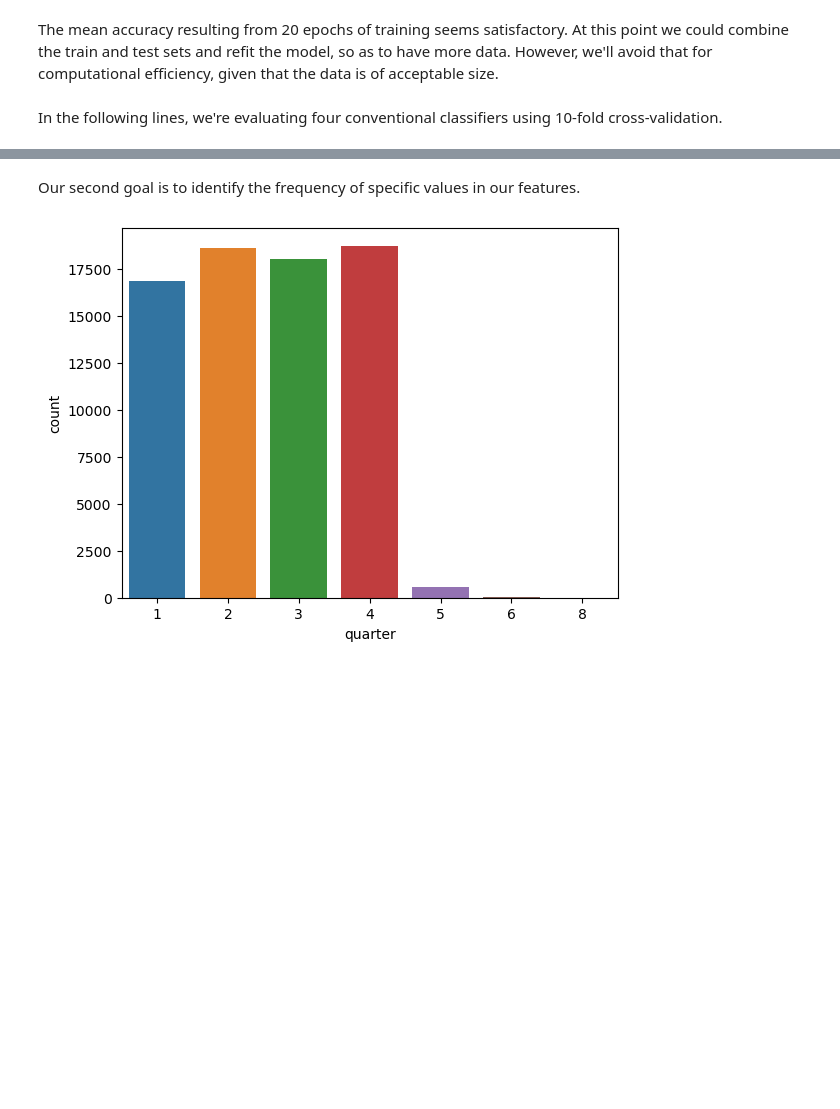
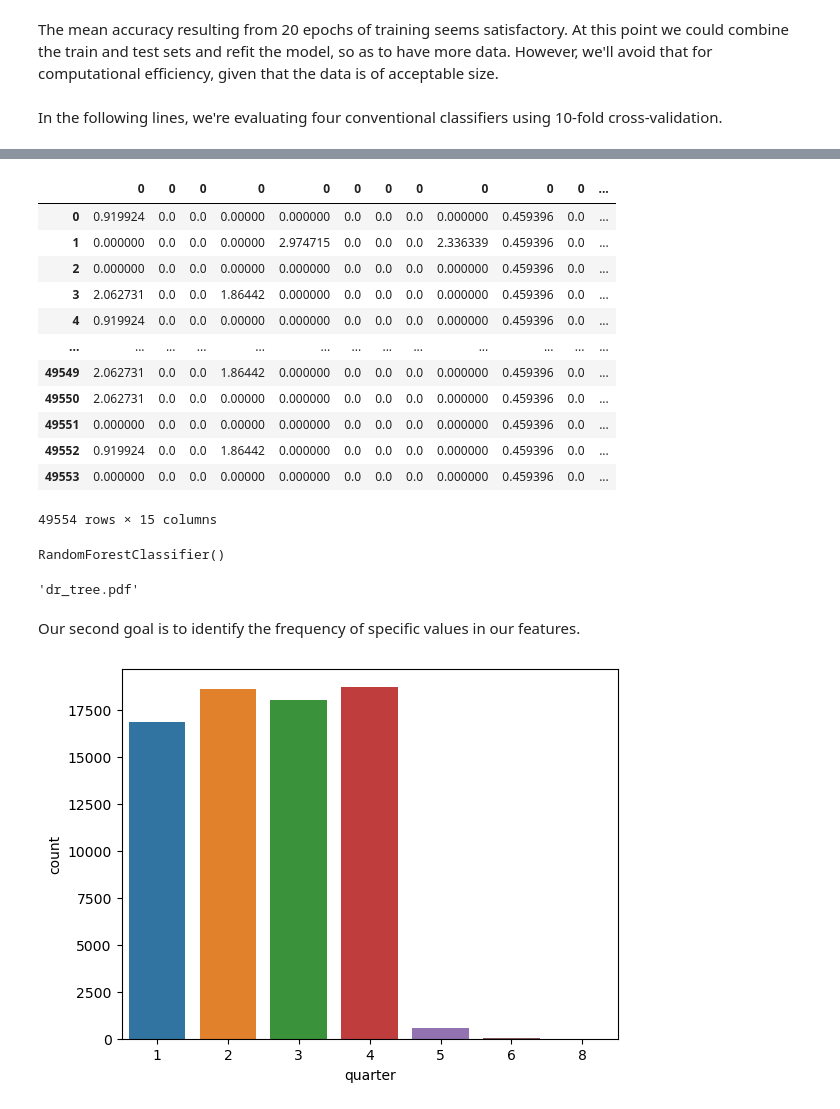
Before and after one commit to isevr/NBA_runs_prediction, a Jupyter notebook: cNN LE.ipynb, the cells around one changed output, grey strips where cells are left out. Cells and saved outputs as stored; diff of their text form; code cells hidden in the pictures; blank space fills up the shorter version.

```diff
--- a/cNN LE.ipynb
+++ b/cNN LE.ipynb
@@ -589,0 +519,20 @@ weighted avg       0.63      0.64      0.63      2594
+# %%
+shot_dist = X_train[['3pt','close','mid']]
+timeout = X_train[['timeout_away','timeout_home']]
+sub = X_train[['sub_away', 'sub_home']]
+shooter = X_train[['shooter_away','shooter_home']]
+rebounder = X_train[['rebounder_away', 'rebounder_home']]
+blocker = X_train[['blocker_away','blocker_home']]
+fouler = X_train[['fouler_away','fouler_home']]
+fouled = X_train[['fouled_away','fouled_home']]
+rebound = X_train[['defensive','offensive']]
+violation = X_train[['violation_away', 'violation_home']]
+ft = X_train[['ft_away','ft_home']]
+turnover = X_train[['turnover_away', 'turnover_home']]
+turnover_cause = X_train[['steal']]
+turnover_causer = X_train[['to_causer_away','to_causer_home']]
+foul = X_train[['foul_away','foul_home']]
+violator = X_train[['violator_away','violator_home']]
+to_player = X_train[['to_player_away','to_player_home']]
+
+feats = [shot_dist,timeout,sub,shooter,rebounder,blocker,fouler,fouled,rebound,violation,ft,turnover,turnover_cause,turnover_causer,foul,violator,to_player]
@@ -590,3 +601,47 @@ weighted avg       0.63      0.64      0.63      2594
+# %%
+df_dr = pd.DataFrame()
+
+for dr in encodings:
+    df_dr = pd.concat([df_dr,pd.DataFrame(dr)],axis=1)
+
+df_dr.columns = ['shot_dist','timeout','sub','shooter','rebounder','blocker','fouler','fouled','rebound','violation','ft','turnover','turnover_cause','turnover_causer','foul','violator','to_player']
+df_dr
+# %% [output]
+|  | 0 | 0 | 0 | 0 | 0 | 0 | 0 | 0 | 0 | 0 | 0 | ... |
+| 0 | 0.919924 | 0.0 | 0.0 | 0.00000 | 0.000000 | 0.0 | 0.0 | 0.0 | 0.000000 | 0.459396 | 0.0 | ... |
+| 1 | 0.000000 | 0.0 | 0.0 | 0.00000 | 2.974715 | 0.0 | 0.0 | 0.0 | 2.336339 | 0.459396 | 0.0 | ... |
+| 2 | 0.000000 | 0.0 | 0.0 | 0.00000 | 0.000000 | 0.0 | 0.0 | 0.0 | 0.000000 | 0.459396 | 0.0 | ... |
+| 3 | 2.062731 | 0.0 | 0.0 | 1.86442 | 0.000000 | 0.0 | 0.0 | 0.0 | 0.000000 | 0.459396 | 0.0 | ... |
+| 4 | 0.919924 | 0.0 | 0.0 | 0.00000 | 0.000000 | 0.0 | 0.0 | 0.0 | 0.000000 | 0.459396 | 0.0 | ... |
+| ... | ... | ... | ... | ... | ... | ... | ... | ... | ... | ... | ... | ... |
+| 49549 | 2.062731 | 0.0 | 0.0 | 1.86442 | 0.000000 | 0.0 | 0.0 | 0.0 | 0.000000 | 0.459396 | 0.0 | ... |
+| 49550 | 2.062731 | 0.0 | 0.0 | 0.00000 | 0.000000 | 0.0 | 0.0 | 0.0 | 0.000000 | 0.459396 | 0.0 | ... |
+| 49551 | 0.000000 | 0.0 | 0.0 | 0.00000 | 0.000000 | 0.0 | 0.0 | 0.0 | 0.000000 | 0.459396 | 0.0 | ... |
+| 49552 | 0.919924 | 0.0 | 0.0 | 1.86442 | 0.000000 | 0.0 | 0.0 | 0.0 | 0.000000 | 0.459396 | 0.0 | ... |
+| 49553 | 0.000000 | 0.0 | 0.0 | 0.00000 | 0.000000 | 0.0 | 0.0 | 0.0 | 0.000000 | 0.459396 | 0.0 | ... |
+49554 rows × 15 columns
+# %%
+rf = RandomForestClassifier()
+rf.fit(df_dr,y_train)
+preds = rf.predict(df_dr)
+# %% [output]
+RandomForestClassifier()
+# %%
+import graphviz
+from sklearn.tree import export_graphviz
+
+tree = rf.estimators_[0]
+dot_data = export_graphviz(tree, out_file=None,
+                           feature_names=df_dr.columns,
+                           class_names=True,
+                           filled=True, rounded=True,
+                           special_characters=True)
+
+
+graph = graphviz.Source(dot_data)
+graph.render("dr_tree")
+# %% [output]
+'dr_tree.pdf'
 # %% [markdown]
 Our second goal is to identify the frequency of specific values in our features.
 # %%
```
Also changed, not shown: parts of 19 cells of this notebook, 5 other files.
